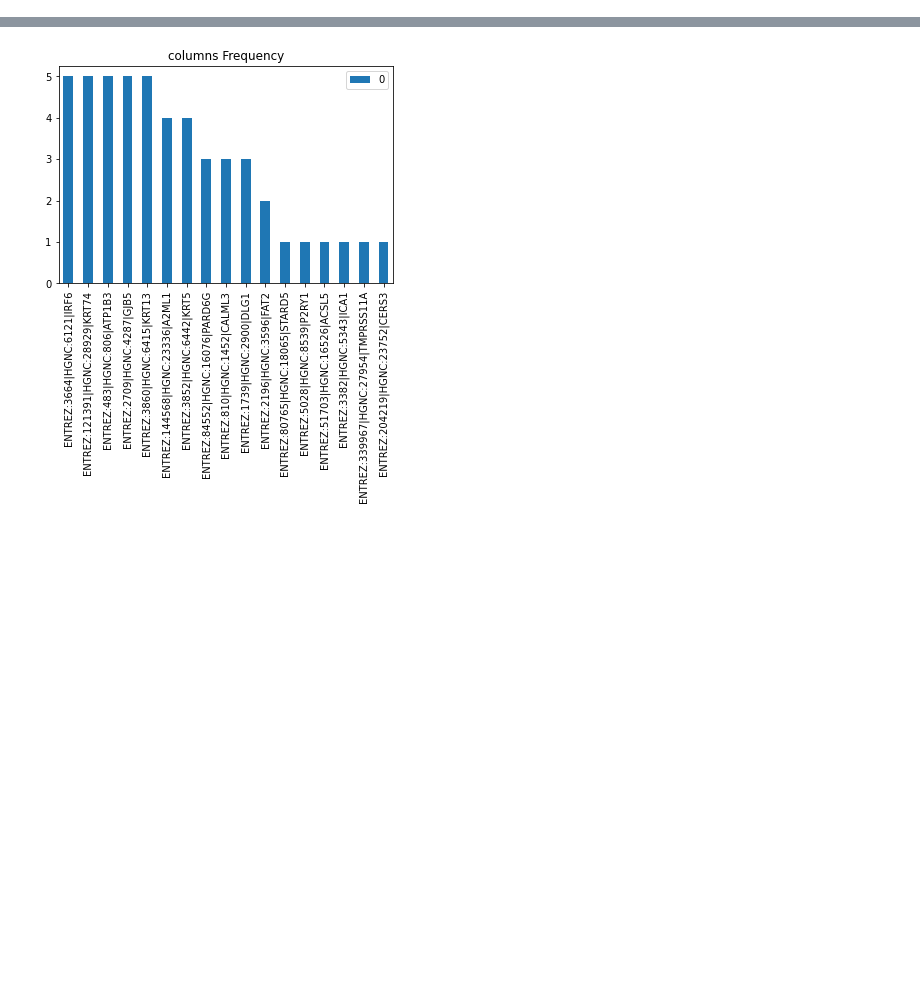
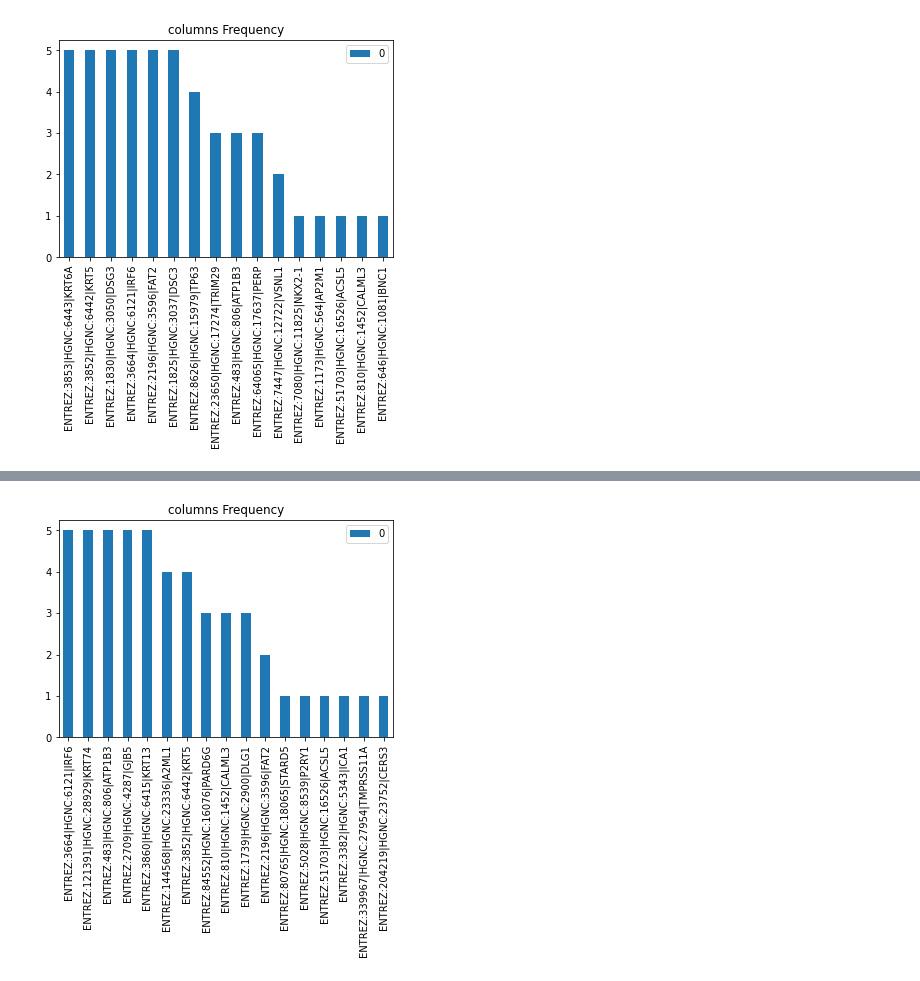
Before and after one commit to hyuntai97/Ensemble-feature-selection, a Jupyter notebook: selected_columns_notebook.ipynb, the cells around one changed output, grey strips where cells are left out. Saved outputs shown, nothing was run; the diff lists cells and outputs as text; code cells hidden in the pictures; blank space fills up the shorter version.

Commit message:
modified resampling1_weight method

```diff
--- a/selected_columns_notebook.ipynb
+++ b/selected_columns_notebook.ipynb
@@ -96,3 +96,6 @@ results_reglar_l2 = pd.read_pickle('./cols/selected_cols1_regularization_l2_Ran.
 
 #regularization3
 results_reglar_elasticnet = pd.read_pickle('./cols/selected_cols1_regularization_elastic_Ran.pkl')
+
+#resampling1_weight
+resampling1_weight = pd.read_pickle('./cols/selected_cols1_resampling1_weight_Ran.pkl')
@@ -99,3 +136,7 @@ results_reglar_elasticnet = pd.read_pickle('./cols/selected_cols1_regularization
+# %%
+select_columns_plot(resampling1_weight)
+# %% [output]
+[figure, added]
 # %%
 # feature_importance randomforest
 results_fi_rf
```
Also changed, not shown: parts of 3 cells of this notebook, 24 other files.
